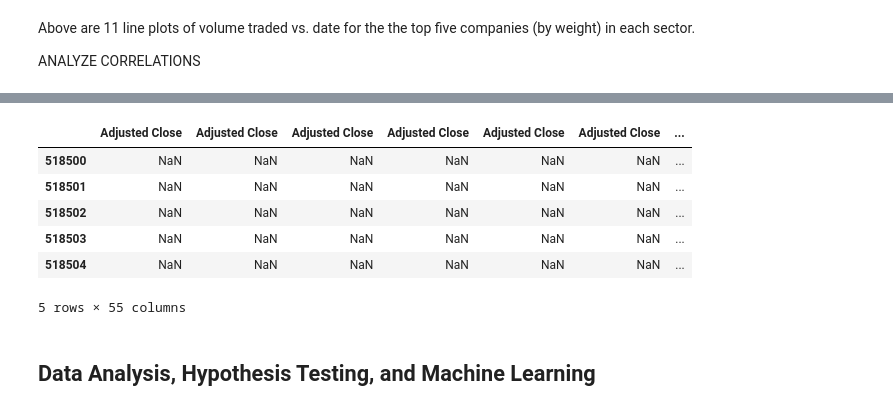
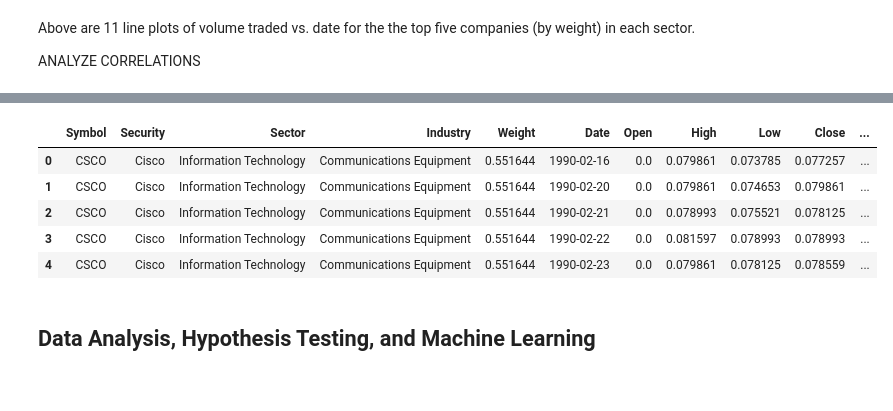
Before and after one commit to melvinrajendran/SP500-Stock-Price-Analysis, a Jupyter notebook: SP500StockPriceAnalysis.ipynb, the cells around one changed output, grey strips where cells are left out. Saved outputs shown, nothing was run; the diff lists cells and outputs as text; code cells hidden in the pictures.

```diff
--- a/SP500StockPriceAnalysis.ipynb
+++ b/SP500StockPriceAnalysis.ipynb
@@ -308,6 +307,0 @@ top_data.tail()
-# %%
-# Insert a new column to contain the daily return
-top_data['Daily Return'] = top_data['Adjusted Close'].pct_change()
-
-# Print the last five rows of the data frame
-top_data.tail()
@@ -321,25 +308,26 @@ top_data.tail()
 # %%
 closing_data = pd.DataFrame()
 
 # Generate a plot for the top five companies in each sector
 for security in top_data['Security'].unique():
 
     # Filter the data for the current sector
     security_data = top_data[top_data['Security'] == security]
 
-    security_rets = security_data['Adjusted Close'].pct_change()
+    security_rets = pd.DataFrame(security_data['Adjusted Close'].pct_change())
 
-    closing_data[security] = security_rets
+    closing_data = pd.concat([closing_data, security_rets], ignore_index = True)
 
-closing_data.tail()
+top_data['Daily Return'] = closing_data
+
+top_data.head()
 # %% [output]
-|  | Adjusted Close | Adjusted Close | Adjusted Close | Adjusted Close | Adjusted Close | Adjusted Close | ... |
-| 518500 | NaN | NaN | NaN | NaN | NaN | NaN | ... |
-| 518501 | NaN | NaN | NaN | NaN | NaN | NaN | ... |
-| 518502 | NaN | NaN | NaN | NaN | NaN | NaN | ... |
-| 518503 | NaN | NaN | NaN | NaN | NaN | NaN | ... |
-| 518504 | NaN | NaN | NaN | NaN | NaN | NaN | ... |
+|  | Symbol | Security | Sector | Industry | Weight | Date | Open | High | Low | Close | ... |
+| 0 | CSCO | Cisco | Information Technology | Communications Equipment | 0.551644 | 1990-02-16 | 0.0 | 0.079861 | 0.073785 | 0.077257 | ... |
+| 1 | CSCO | Cisco | Information Technology | Communications Equipment | 0.551644 | 1990-02-20 | 0.0 | 0.079861 | 0.074653 | 0.079861 | ... |
+| 2 | CSCO | Cisco | Information Technology | Communications Equipment | 0.551644 | 1990-02-21 | 0.0 | 0.078993 | 0.075521 | 0.078125 | ... |
+| 3 | CSCO | Cisco | Information Technology | Communications Equipment | 0.551644 | 1990-02-22 | 0.0 | 0.081597 | 0.078993 | 0.078993 | ... |
+| 4 | CSCO | Cisco | Information Technology | Communications Equipment | 0.551644 | 1990-02-23 | 0.0 | 0.079861 | 0.078125 | 0.078559 | ... |
-5 rows × 55 columns
 # %% [markdown]
 ## Data Analysis, Hypothesis Testing, and Machine Learning
 # %% [markdown]
```
Also changed, not shown: parts of 8 cells of this notebook.
